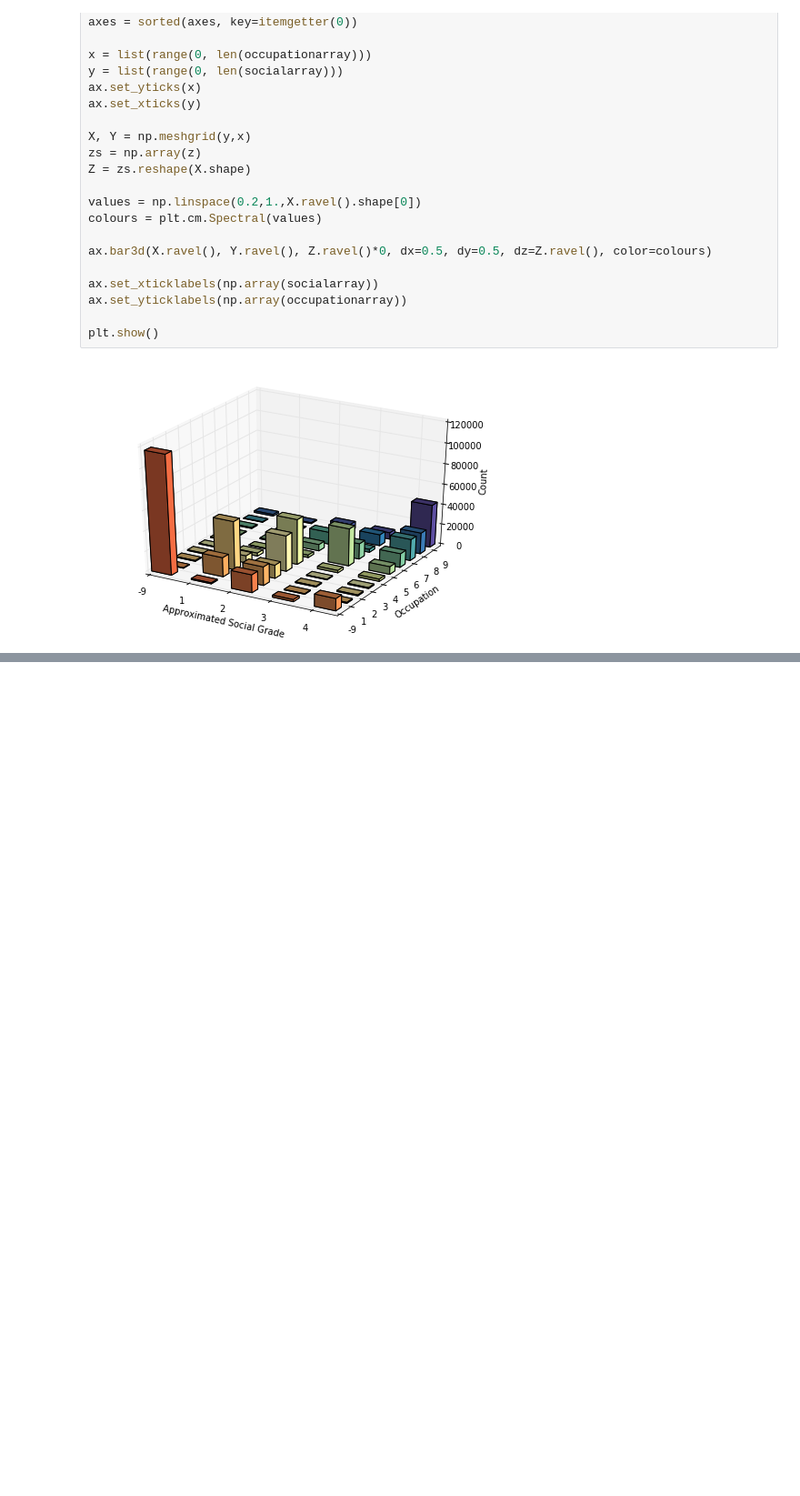
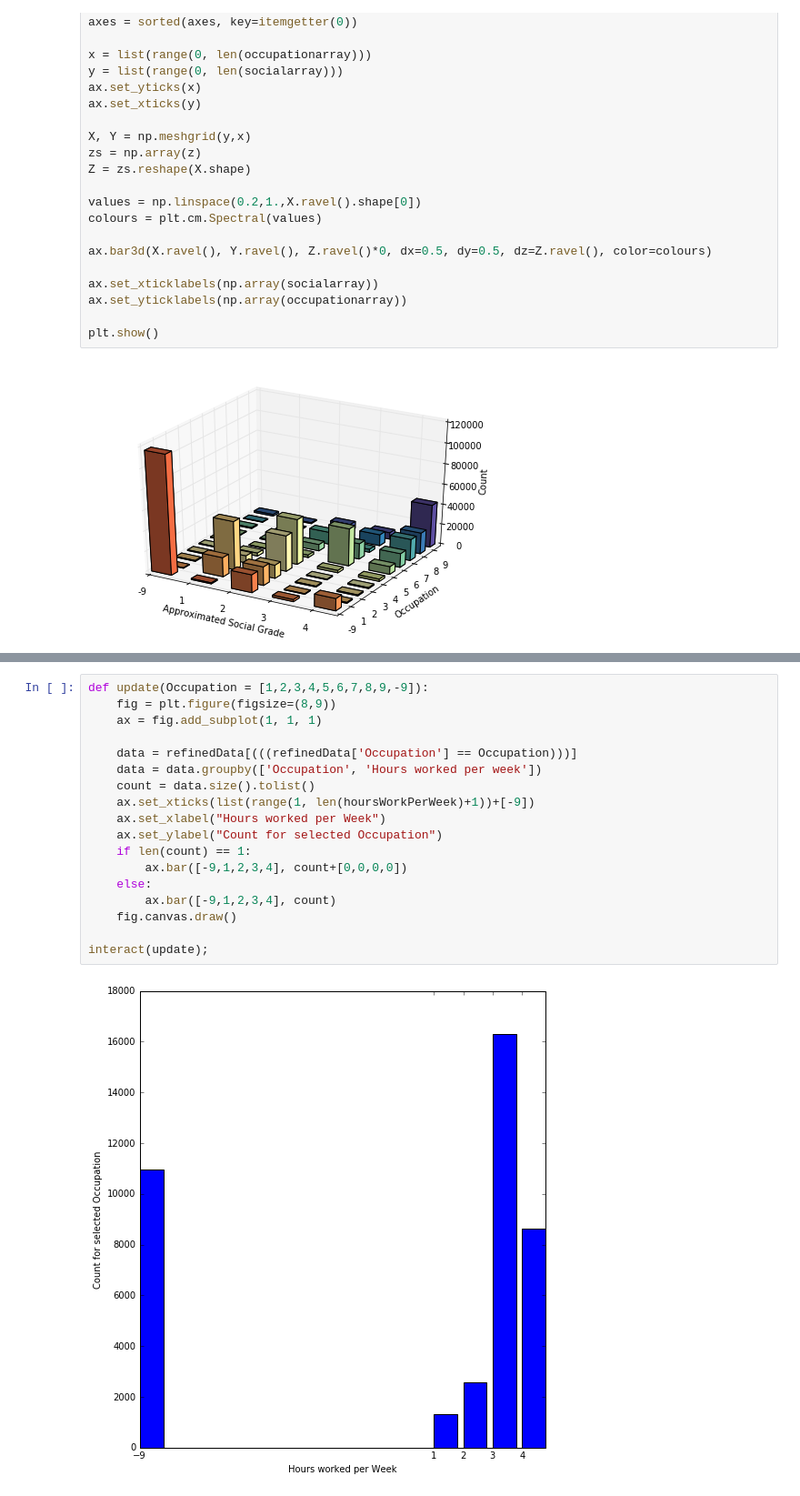
Before and after one commit to Essymay/CS2006p3, a Jupyter notebook: census2011.ipynb, the cells around one changed output, grey strips where cells are left out. Shown at 91% size. Cells and saved outputs as stored; diff of their text form; blank space fills up the shorter version.

```diff
--- a/census2011.ipynb
+++ b/census2011.ipynb
@@ -866,0 +854,20 @@ interact(update);
+# %%
+def update(Occupation = [1,2,3,4,5,6,7,8,9,-9]):
+    fig = plt.figure(figsize=(8,9))
+    ax = fig.add_subplot(1, 1, 1)
+
+    data = refinedData[(((refinedData['Occupation'] == Occupation)))]
+    data = data.groupby(['Occupation', 'Hours worked per week'])
+    count = data.size().tolist()
+    ax.set_xticks(list(range(1, len(hoursWorkPerWeek)+1))+[-9])
+    ax.set_xlabel("Hours worked per Week")
+    ax.set_ylabel("Count for selected Occupation")
+    if len(count) == 1:
+        ax.bar([-9,1,2,3,4], count+[0,0,0,0])
+    else:
+        ax.bar([-9,1,2,3,4], count)
+    fig.canvas.draw()
+
+interact(update);
+# %% [output]
+[figure, added]
```
Also changed, not shown: parts of 8 cells of this notebook.
